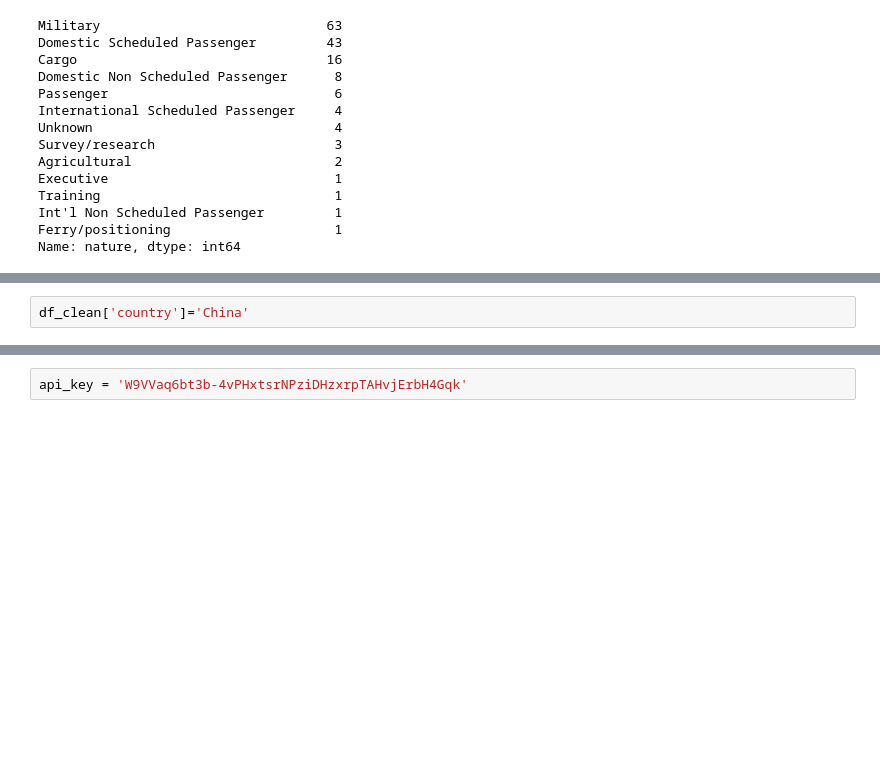
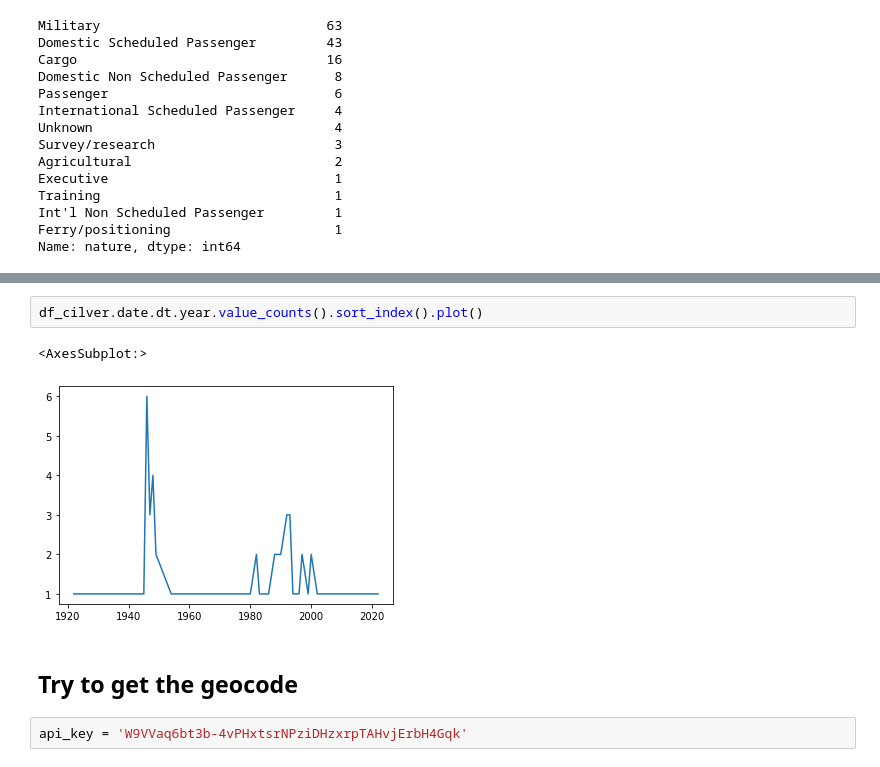
Before and after one commit to AngelineJCQ/project-plane-crash, a Jupyter notebook: data/scraping-plane-crash-in-china.ipynb, the cells around one changed output, grey strips where cells are left out. Saved outputs shown, nothing was run; the diff lists cells and outputs as text; blank space fills up the shorter version.

```diff
--- a/data/scraping-plane-crash-in-china.ipynb
+++ b/data/scraping-plane-crash-in-china.ipynb
@@ -334,2 +310,0 @@ df_clean.date.dt.year.value_counts().sort_index().plot()
-# %%
-df_clean['country']='China'
@@ -361,3 +335,10 @@ df_cilver
+# %%
+df_cilver.date.dt.year.value_counts().sort_index().plot()
+# %% [output]
+<AxesSubplot:>
+[figure, added]
+# %% [markdown]
+## Try to get the geocode
 # %%
 api_key = 'W9VVaq6bt3b-4vPHxtsrNPziDHzxrpTAHvjErbH4Gqk'
 # %%
```
Also changed, not shown: parts of 47 cells of this notebook, 15 other files.
